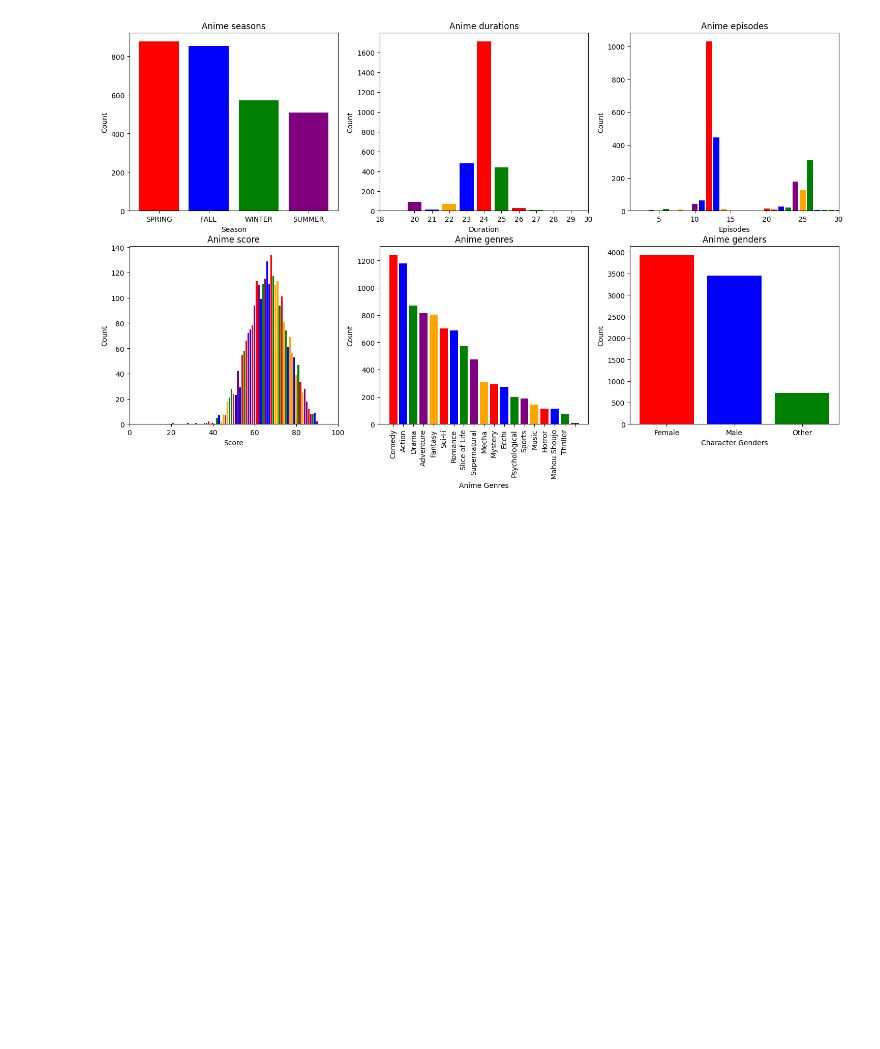
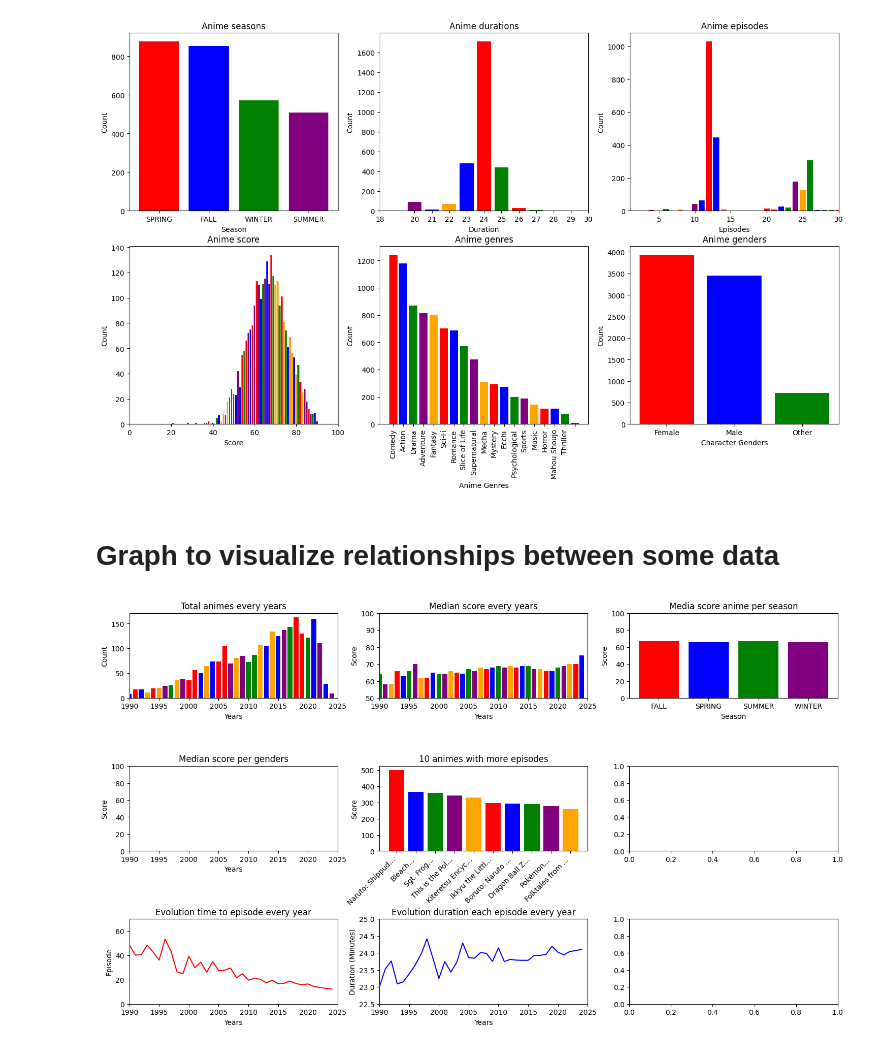
Before and after one commit to Adrianrguez96/Basic-physics-Methods, a Jupyter notebook: anime_data.ipynb, the cells around one changed output. Cells and saved outputs as stored; diff of their text form; code cells hidden in the pictures; blank space fills up the shorter version.

Commit message:
Add more graph to see anime tendency

```diff
--- a/anime_data.ipynb
+++ b/anime_data.ipynb
@@ -251,3 +254,72 @@ graph[1, 2].bar(series_character_gender.index, series_character_gender.values, c
 plt.show()
 # %% [output]
 [figure]
+# %% [markdown]
+# Graph to visualize relationships between some data
+# %%
+from matplotlib import pyplot as plt
+
+#Settings varius visual graph to see basic bar information and colours
+fig, graph = plt.subplots(3,3, figsize = (18,10))
+plt.subplots_adjust(hspace=0.8)
+colors = ('red', 'blue', 'green', 'purple', 'orange')
+
+# Graph total animes every years
+graph[0, 0].set_title("Total animes every years")
+graph[0, 0].set_xlabel("Years")
+graph[0, 0].set_ylabel("Count")
+graph[0, 0].set_xlim(1990,2025)
+graph[0, 0].bar(anime_df['year'].value_counts().index, anime_df['year'].value_counts().values, color = colors)
+
+# Median puntuacion every year
+graph[0, 1].set_title("Median score every years")
+graph[0, 1].set_xlabel("Years")
+graph[0, 1].set_ylabel("Score")
+graph[0, 1].set_xlim(1990,2025)
+graph[0, 1].set_ylim(50,100)
+graph[0, 1].bar(anime_df.groupby('year')['score'].median().index, anime_df.groupby('year')['score'].median().values, color = colors)
+
+# Median score anime per season
+graph[0, 2].set_title("Media score anime per season")
+graph[0, 2].set_xlabel("Season")
+graph[0, 2].set_ylabel("Score")
+graph[0, 2].set_ylim(0,100)
+graph[0, 2].bar(anime_df.groupby('season')['score'].median().index, anime_df.groupby('season')['score'].median().values, color = colors)
+
+# Median score per genders
+graph[1, 0].set_title("Median score per genders")
+graph[1, 0].set_xlabel("Years")
+graph[1, 0].set_ylabel("Score")
+graph[1, 0].set_xlim(1990,2025)
+graph[1, 0].set_ylim(0,100)
+# TODO: Put here score per genders
+
+# 10 animes with more episodes
+anime_titles_10 = anime_df.sort_values(by='episodes', ascending=False).head(10)['title']
+
+graph[1, 1].set_title("10 animes with more episodes")
+graph[1, 1].set_ylabel("Score")
+graph[1, 1].set_xticklabels(anime_titles_10.str.slice(0, 15) + "...", rotation=45, ha='right')
+graph[1, 1].bar(anime_titles_10, anime_df.sort_values(by='episodes', ascending=False).head(10)['episodes'], color = colors)
+
+
+#Evolution time to number of episode every year
+graph[2, 0].set_title("Evolution time to episode every year")
+graph[2, 0].set_xlabel("Years")
+graph[2, 0].set_ylabel("Episode")
+graph[2, 0].set_xlim(1990,2025)
+graph[2, 0].set_ylim(0,70)
+graph[2, 0].plot(anime_df.groupby('year')['episodes'].mean().index, anime_df.groupby('year')['episodes'].mean().values, color = 'red')
+
+#Evolution duration episodes every year
+graph[2, 1].set_title("Evolution duration each episode every year")
+graph[2, 1].set_xlabel("Years")
+graph[2, 1].set_ylabel("Duration (Minutes)")
+graph[2, 1].set_xlim(1990,2025)
+graph[2, 1].set_ylim(22.5,25)
+graph[2, 1].plot(anime_df.groupby('year')['duration'].mean().index, anime_df.groupby('year')['duration'].mean().values, color = 'blue')
+
+
+plt.show()
+# %% [output]
+[figure, added]
```
Also changed, not shown: parts of 3 cells of this notebook.
